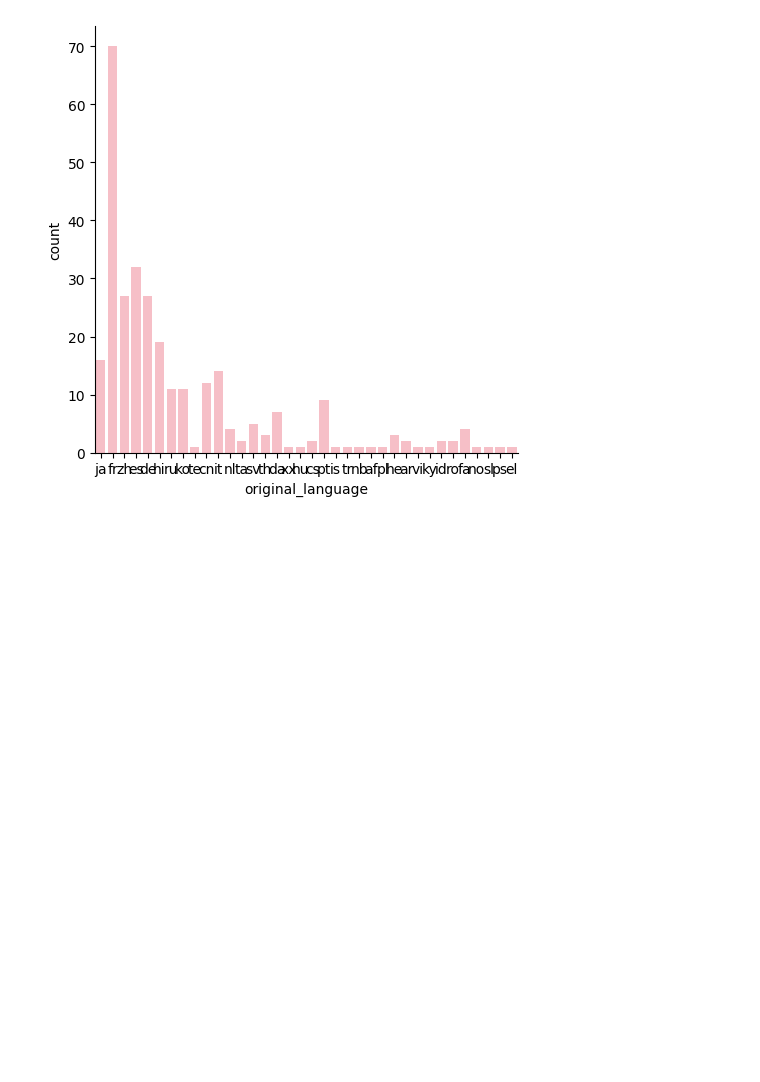
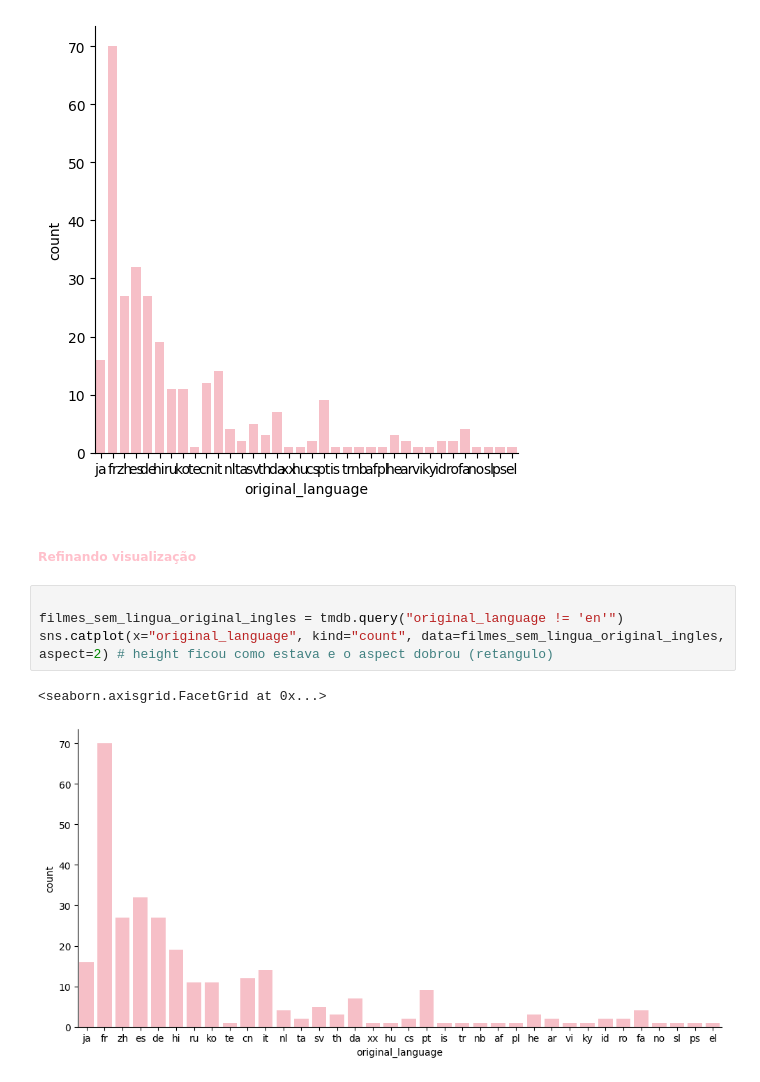
Before and after one commit to barbnrosa/data-science, a Jupyter notebook: analise-visualizacao-dados.ipynb, the cells around one changed output. Saved outputs shown, nothing was run; the diff lists cells and outputs as text; blank space fills up the shorter version.

Commit message:
data visualization 2

```diff
--- a/analise-visualizacao-dados.ipynb
+++ b/analise-visualizacao-dados.ipynb
@@ -524,3 +524,12 @@ sns.catplot(x="original_language", kind="count", data=filmes_sem_lingua_original
 # %% [output]
 <seaborn.axisgrid.FacetGrid at 0x...>
 [figure]
+# %% [markdown]
+##### <span style="color:pink; font-weight:bold"> Refinando visualização</span>
+# %%
+
+filmes_sem_lingua_original_ingles = tmdb.query("original_language != 'en'")
+sns.catplot(x="original_language", kind="count", data=filmes_sem_lingua_original_ingles, aspect=2) # height ficou como estava e o aspect dobrou (retangulo)
+# %% [output]
+<seaborn.axisgrid.FacetGrid at 0x...>
+[figure, added]
```
Also changed, not shown: parts of 3 cells of this notebook.
